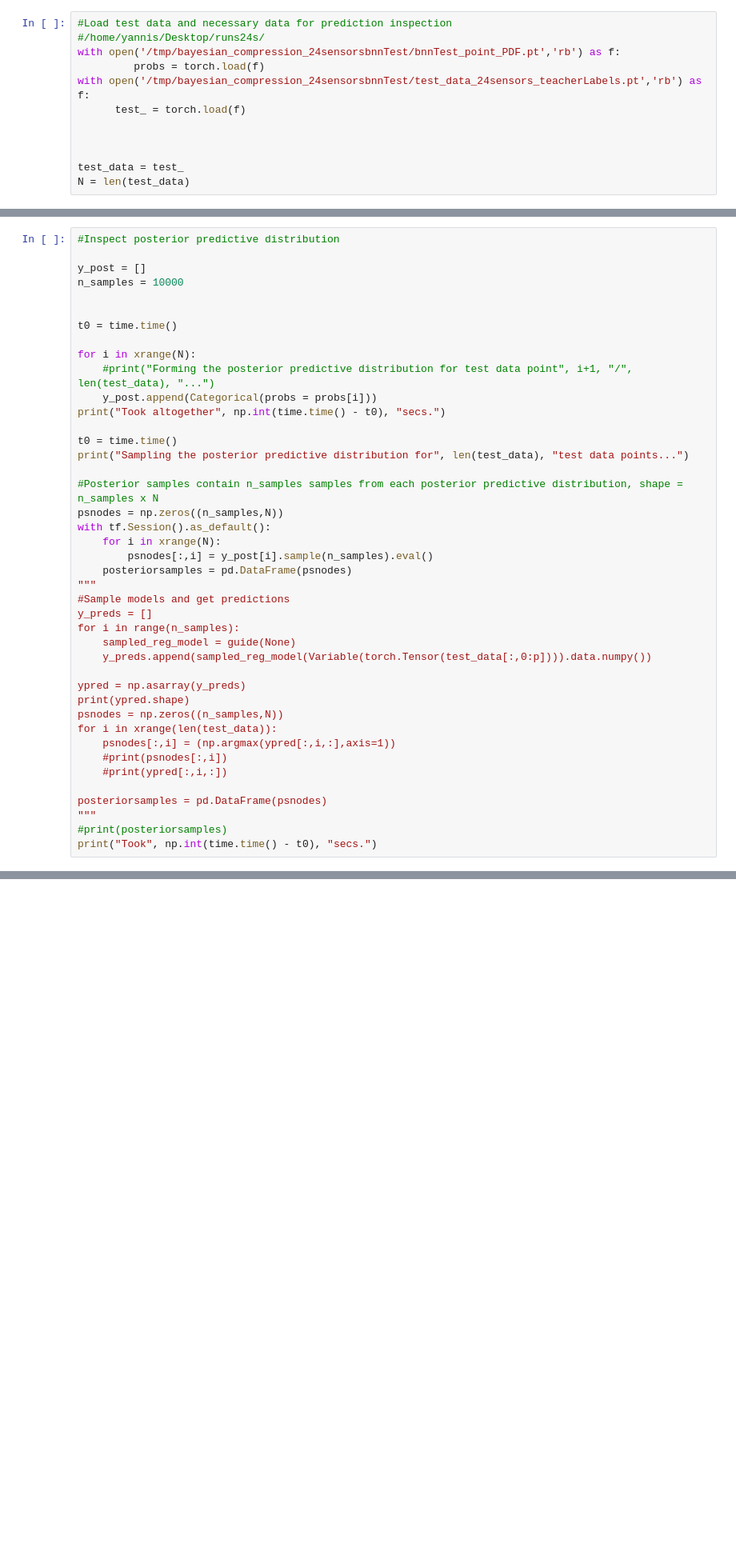
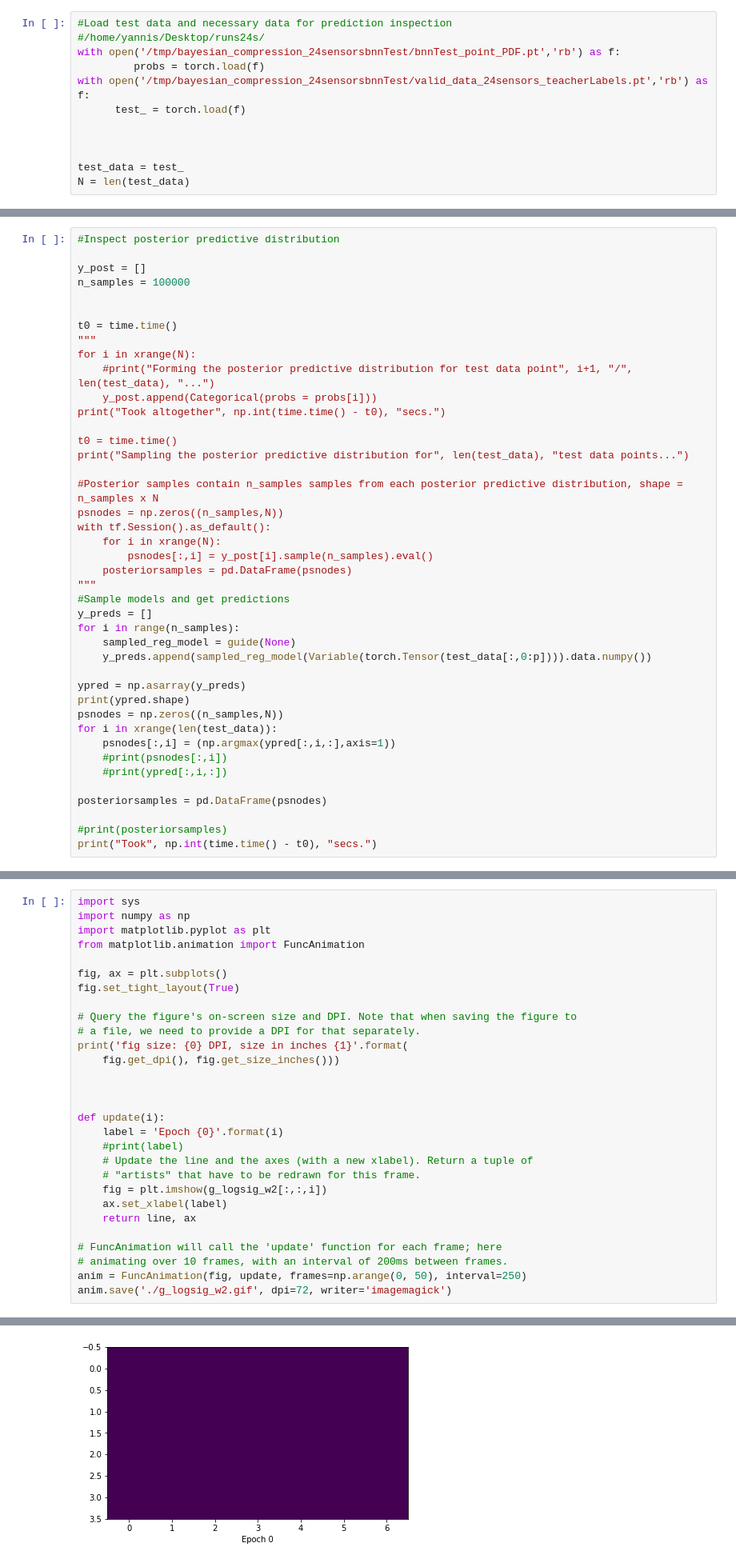
Before and after one commit to ichalkiad/model_compression_bnn, a Jupyter notebook: src/VisualiseBayesianTraining.ipynb, the cells around one changed output, grey strips where cells are left out. Shown at 80% size. Cells and saved outputs as stored; diff of their text form; blank space fills up the shorter version.

```diff
--- a/src/VisualiseBayesianTraining.ipynb
+++ b/src/VisualiseBayesianTraining.ipynb
@@ -19,7 +20,7 @@ import itertools
 #/home/yannis/Desktop/runs24s/
 with open('/tmp/bayesian_compression_24sensorsbnnTest/bnnTest_point_PDF.pt','rb') as f:
          probs = torch.load(f)
-with open('/tmp/bayesian_compression_24sensorsbnnTest/test_data_24sensors_teacherLabels.pt','rb') as f:
+with open('/tmp/bayesian_compression_24sensorsbnnTest/valid_data_24sensors_teacherLabels.pt','rb') as f:
       test_ = torch.load(f)
 
 
@@ -114,11 +115,11 @@ def guide(data):
 #Inspect posterior predictive distribution
 
 y_post = []
-n_samples = 10000
+n_samples = 100000
 
 
 t0 = time.time()
-
+"""
 for i in xrange(N):
     #print("Forming the posterior predictive distribution for test data point", i+1, "/", len(test_data), "...")
     y_post.append(Categorical(probs = probs[i]))
@@ -149,6 +150,6 @@ for i in xrange(len(test_data)):
     #print(ypred[:,i,:])
 
 posteriorsamples = pd.DataFrame(psnodes)
-"""
+
 #print(posteriorsamples)
 print("Took", np.int(time.time() - t0), "secs.")
@@ -311,0 +314,30 @@ Confusion matrix, without normalization
+# %%
+import sys
+import numpy as np
+import matplotlib.pyplot as plt
+from matplotlib.animation import FuncAnimation
+
+fig, ax = plt.subplots()
+fig.set_tight_layout(True)
+
+# Query the figure's on-screen size and DPI. Note that when saving the figure to
+# a file, we need to provide a DPI for that separately.
+print('fig size: {0} DPI, size in inches {1}'.format(
+    fig.get_dpi(), fig.get_size_inches()))
+
+
+
+def update(i):
+    label = 'Epoch {0}'.format(i)
+    #print(label)
+    # Update the line and the axes (with a new xlabel). Return a tuple of
+    # "artists" that have to be redrawn for this frame.
+    fig = plt.imshow(g_logsig_w2[:,:,i])
+    ax.set_xlabel(label)
+    return line, ax
+
+# FuncAnimation will call the 'update' function for each frame; here
+# animating over 10 frames, with an interval of 200ms between frames.
+anim = FuncAnimation(fig, update, frames=np.arange(0, 50), interval=250)
+anim.save('./g_logsig_w2.gif', dpi=72, writer='imagemagick')
+# %% [output]
@@ -311,0 +345 @@ Confusion matrix, without normalization
+[figure, added]
```
Also changed, not shown: parts of 11 cells of this notebook.
